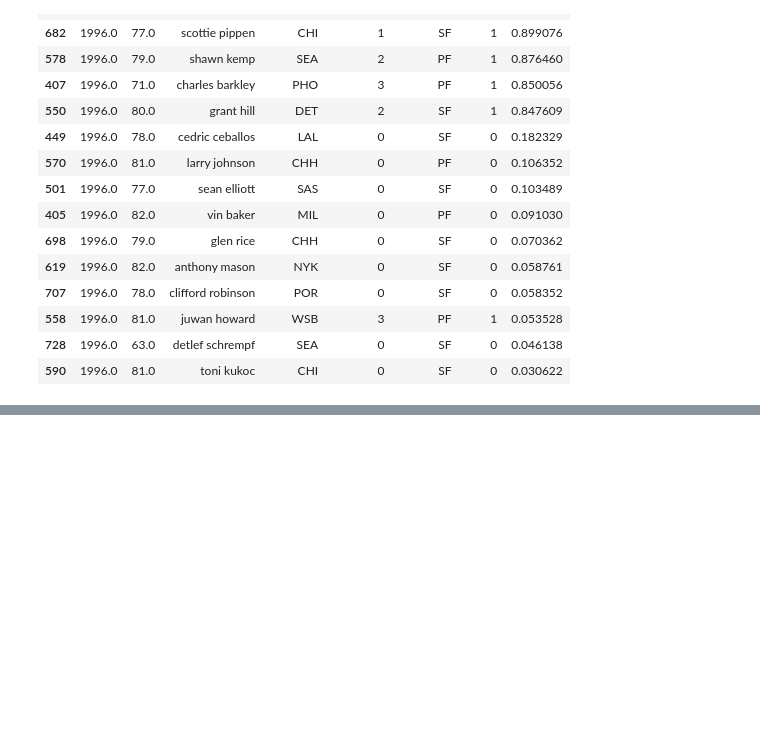
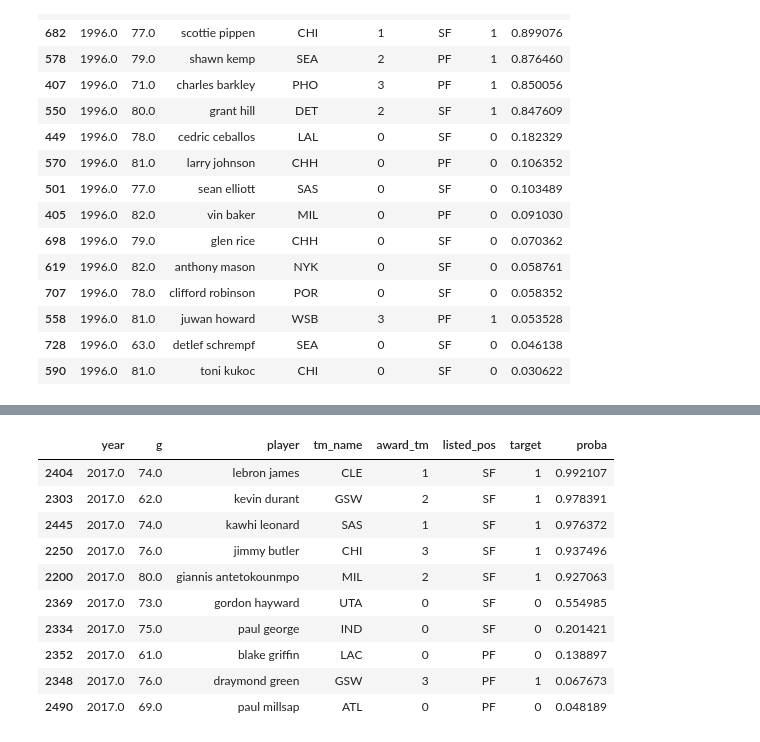
Before and after one commit to jquella/DSI_capstone, a Jupyter notebook: model_v1.ipynb, the cells around one changed output, grey strips where cells are left out. Saved outputs shown, nothing was run; the diff lists cells and outputs as text; code cells hidden in the pictures; blank space fills up the shorter version.

```diff
--- a/model_v1.ipynb
+++ b/model_v1.ipynb
@@ -788,0 +808,17 @@ pred_test_lr1.loc[mask, interestcols].sort_values(by='proba', ascending=False).h
+# %%
+## Forwards
+mask = (pred_test_lr1['pos_encode_F'] == 1) & (pred_test_lr1['year'] == 2017)
+
+pred_test_lr1.loc[mask, interestcols].sort_values(by='proba', ascending=False).head(10)
+# %% [output]
+|  | year | g | player | tm_name | award_tm | listed_pos | target | proba |
+| 2404 | 2017.0 | 74.0 | lebron james | CLE | 1 | SF | 1 | 0.992107 |
+| 2303 | 2017.0 | 62.0 | kevin durant | GSW | 2 | SF | 1 | 0.978391 |
+| 2445 | 2017.0 | 74.0 | kawhi leonard | SAS | 1 | SF | 1 | 0.976372 |
+| 2250 | 2017.0 | 76.0 | jimmy butler | CHI | 3 | SF | 1 | 0.937496 |
+| 2200 | 2017.0 | 80.0 | giannis antetokounmpo | MIL | 2 | SF | 1 | 0.927063 |
+| 2369 | 2017.0 | 73.0 | gordon hayward | UTA | 0 | SF | 0 | 0.554985 |
+| 2334 | 2017.0 | 75.0 | paul george | IND | 0 | SF | 0 | 0.201421 |
+| 2352 | 2017.0 | 61.0 | blake griffin | LAC | 0 | PF | 0 | 0.138897 |
+| 2348 | 2017.0 | 76.0 | draymond green | GSW | 3 | PF | 1 | 0.067673 |
+| 2490 | 2017.0 | 69.0 | paul millsap | ATL | 0 | PF | 0 | 0.048189 |
```
Also changed, not shown: parts of 23 cells of this notebook.
